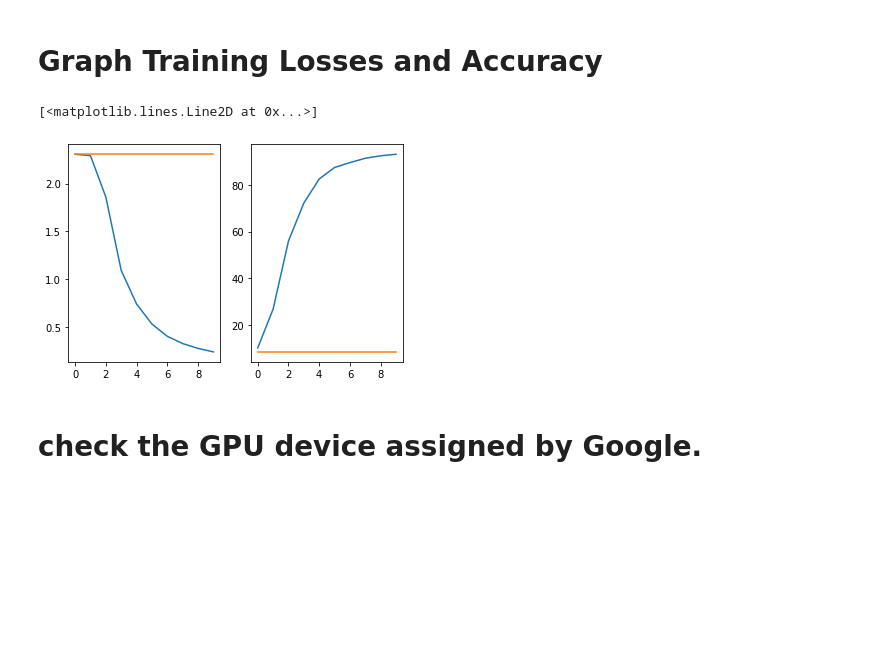
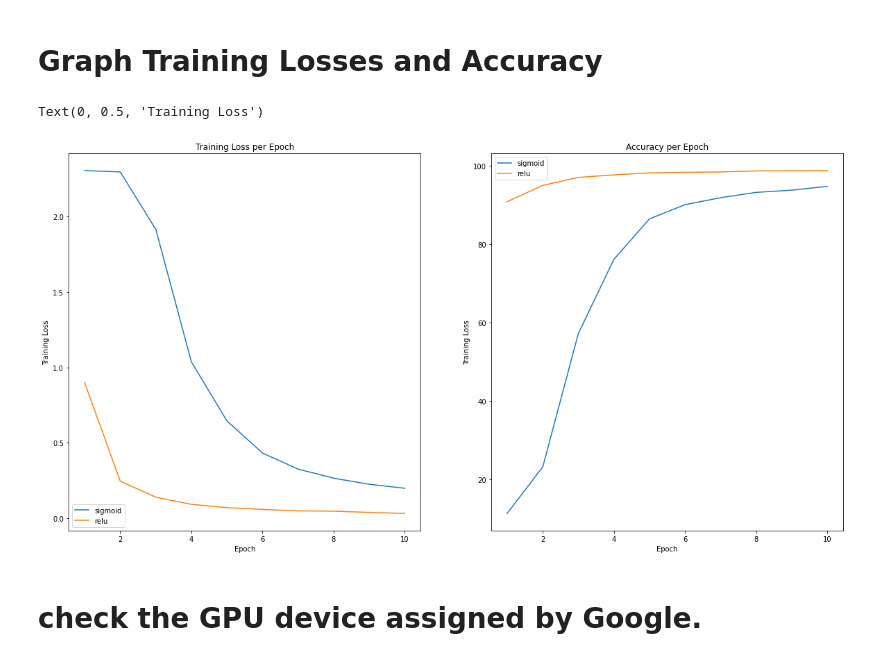
Before and after one commit to ryanemcdaniel/ece5450-project, a Jupyter notebook: part2/task2.ipynb, the cells around one changed output. Saved outputs shown, nothing was run; the diff lists cells and outputs as text; code cells hidden in the pictures; blank space fills up the shorter version.

```diff
--- a/part2/task2.ipynb
+++ b/part2/task2.ipynb
@@ -150,29 +129,30 @@ relNet accuracy: 10.320 %
 # %%
 import numpy as np
 import matplotlib.pyplot as plt
 
-epochs = range(0, 10)
+epochs = range(1, numEpochs + 1)
 fig, ax = plt.subplots(1, 2)
+fig.set_size_inches(20, 10)
 
 ax[0].plot(epochs, sTrain[0], label='sigmoid')
 ax[0].plot(epochs, rTrain[0], label='relu')
 
 ax[1].plot(epochs, sigAccuracy, label='sigmoid')
 ax[1].plot(epochs, relAccuracy, label='relu')
 
 ax[0].legend(loc="lower left")
 ax[1].legend(loc="upper left")
 
 ax[0].set_title("Training Loss per Epoch")
 ax[1].set_title("Accuracy per Epoch")
 
 ax[0].set_xlabel("Epoch")
 ax[0].set_ylabel("Training Loss")
 ax[1].set_xlabel("Epoch")
 ax[1].set_ylabel("Training Loss")
 # %% [output]
-[<matplotlib.lines.Line2D at 0x...>]
+Text(0, 0.5, 'Training Loss')
-[figure, old version]
+[figure, new version]
 # %% [markdown]
 # check the GPU device assigned by Google.
 # %%
```
Also changed, not shown: parts of 2 cells of this notebook, 26 other files.
